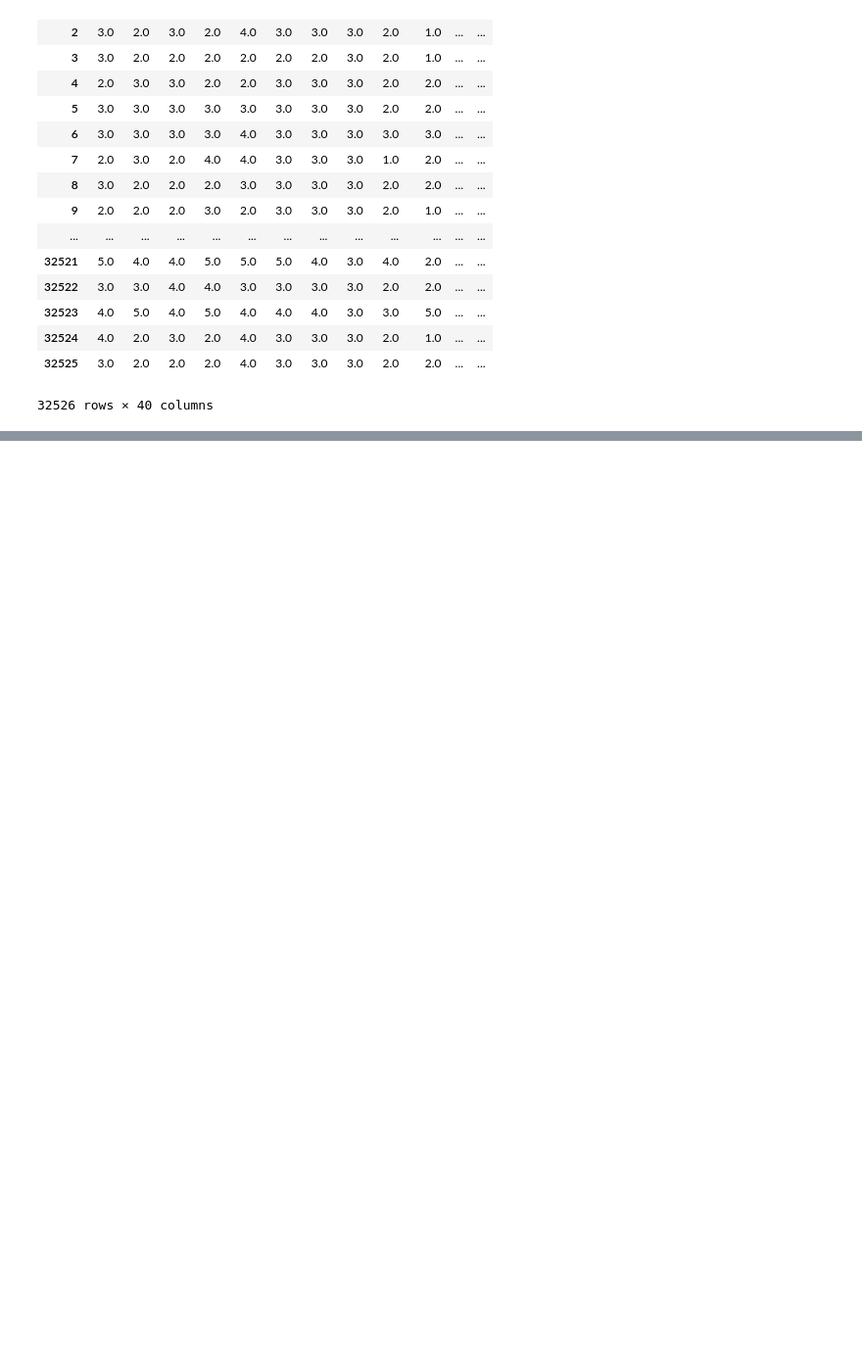
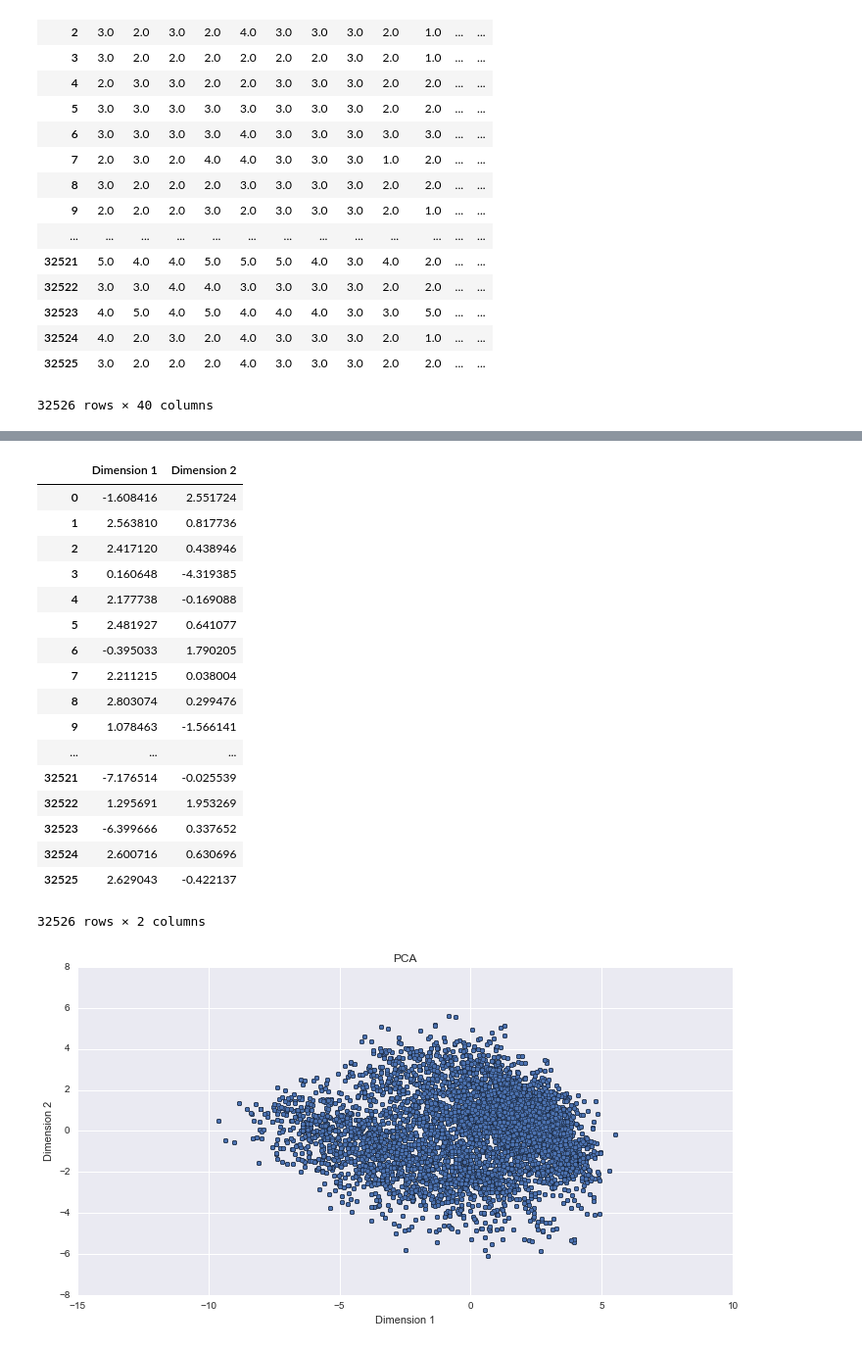
Before and after one commit to savourylie/Stock-Price-Forecaster, a Jupyter notebook: TradingBot/Untitled.ipynb, the cells around one changed output, grey strips where cells are left out. Shown at 98% size. Saved outputs shown, nothing was run; the diff lists cells and outputs as text; code cells hidden in the pictures; blank space fills up the shorter version.

```diff
--- a/TradingBot/Untitled.ipynb
+++ b/TradingBot/Untitled.ipynb
@@ -69,0 +85,3 @@ display(dfQ)
+# %%
+dfQ_X = dfQ.ix[:, :-1]
+dfQ_y = dfQ.ix[:, -1]
@@ -69,0 +103,28 @@ display(dfQ)
+# %%
+reduced_data = pca.transform(dfQ_X)
+reduced_data = pd.DataFrame(reduced_data, columns = ['Dimension 1', 'Dimension 2'])
+display(reduced_data)
+
+reduced_data.plot.scatter(x='Dimension 1', y='Dimension 2', title='PCA', figsize=(12, 6))
+# plt.axhline(y=diff3['err percentage'].mean())
+plt.show()
+# %% [output]
+|  | Dimension 1 | Dimension 2 |
+| 0 | -1.608416 | 2.551724 |
+| 1 | 2.563810 | 0.817736 |
+| 2 | 2.417120 | 0.438946 |
+| 3 | 0.160648 | -4.319385 |
+| 4 | 2.177738 | -0.169088 |
+| 5 | 2.481927 | 0.641077 |
+| 6 | -0.395033 | 1.790205 |
+| 7 | 2.211215 | 0.038004 |
+| 8 | 2.803074 | 0.299476 |
+| 9 | 1.078463 | -1.566141 |
+| ... | ... | ... |
+| 32521 | -7.176514 | -0.025539 |
+| 32522 | 1.295691 | 1.953269 |
+| 32523 | -6.399666 | 0.337652 |
+| 32524 | 2.600716 | 0.630696 |
+| 32525 | 2.629043 | -0.422137 |
+32526 rows × 2 columns
+[figure, added]
```
Also changed, not shown: parts of 13 cells of this notebook, 6 other files.
